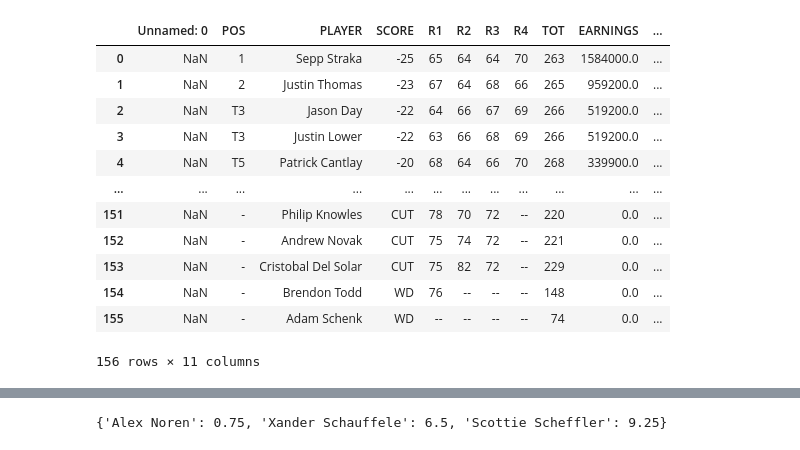
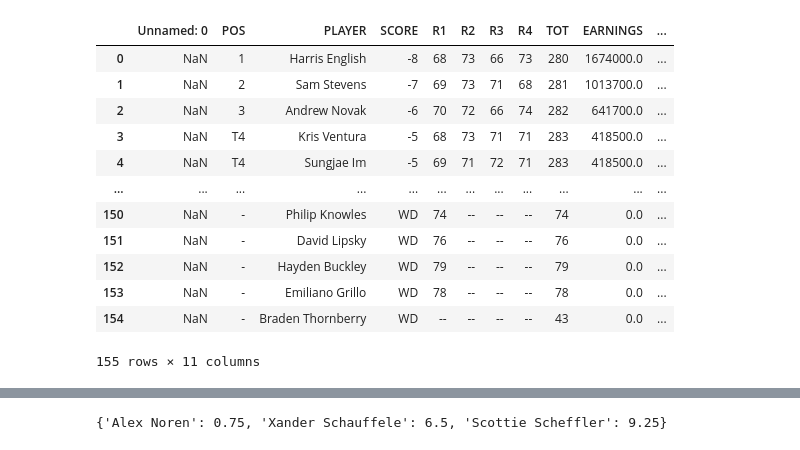
Before and after one commit to brianrexing/brianrexing.github.io, a Jupyter notebook: Calc Weekly Earnings.ipynb, the cells around one changed output, grey strips where cells are left out. Cells and saved outputs as stored; diff of their text form; code cells hidden in the pictures.

```diff
--- a/Calc Weekly Earnings.ipynb
+++ b/Calc Weekly Earnings.ipynb
@@ -9,42 +10,43 @@ import pandas as pd
 # %%
-Global_Team_Cnt = 72
 # read in pga earnings from ESPN.  Use df[1] when there is a playoff, else use df[0]
 # Set global variable on what tourney_nb we are working on
 
 # Global_Tourney_Nb = 1
 # df = pd.read_html('https://www.espn.com/golf/leaderboard?tournamentId=401703490')
 # pga_results = df[1]
-Global_Tourney_Nb = 2
-df = pd.read_html('https://www.espn.com/golf/leaderboard?tournamentId=401703491')
+
+# Global_Tourney_Nb = 2
+# df = pd.read_html('https://www.espn.com/golf/leaderboard?tournamentId=401703491')
+# pga_results = df[0]
+
+Global_Tourney_Nb = 3
+df = pd.read_html('https://www.espn.com/golf/leaderboard?tournamentId=401703492')
 pga_results = df[0]
-# Global_Tourney_Nb = 3
-# df = pd.read_html('https://www.espn.com/golf/leaderboard?tournamentId=401703492')
-# pga_results = df[0]
 
 pga_results['EARNINGS'] = pga_results['EARNINGS'].str.replace(r'[\$,]', '', regex=True)
 pga_results['EARNINGS'] = pd.to_numeric(pga_results['EARNINGS'], errors='coerce').fillna(0)
 #print(pga_results['EARNINGS'].dtype)
 
 # Rename golfers to so they merge correctly
 pga_results['PLAYER'] = np.where(pga_results['PLAYER']=='Ludvig Åberg','Ludvig Aberg', pga_results['PLAYER'])
 pga_results['PLAYER'] = np.where(pga_results['PLAYER']=='Séamus Power','Seamus Power', pga_results['PLAYER'])
 pga_results['PLAYER'] = np.where(pga_results['PLAYER']=='Nicolai Højgaard','Nicolai Hojgaard', pga_results['PLAYER'])
 pga_results['PLAYER'] = np.where(pga_results['PLAYER']=='Rasmus Højgaard','Rasmus Hojgaard', pga_results['PLAYER'])
 pga_results
 # %% [output]
 |  | Unnamed: 0 | POS | PLAYER | SCORE | R1 | R2 | R3 | R4 | TOT | EARNINGS | ... |
-| 0 | NaN | 1 | Sepp Straka | -25 | 65 | 64 | 64 | 70 | 263 | 1584000.0 | ... |
-| 1 | NaN | 2 | Justin Thomas | -23 | 67 | 64 | 68 | 66 | 265 | 959200.0 | ... |
-| 2 | NaN | T3 | Jason Day | -22 | 64 | 66 | 67 | 69 | 266 | 519200.0 | ... |
-| 3 | NaN | T3 | Justin Lower | -22 | 63 | 66 | 68 | 69 | 266 | 519200.0 | ... |
-| 4 | NaN | T5 | Patrick Cantlay | -20 | 68 | 64 | 66 | 70 | 268 | 339900.0 | ... |
+| 0 | NaN | 1 | Harris English | -8 | 68 | 73 | 66 | 73 | 280 | 1674000.0 | ... |
+| 1 | NaN | 2 | Sam Stevens | -7 | 69 | 73 | 71 | 68 | 281 | 1013700.0 | ... |
+| 2 | NaN | 3 | Andrew Novak | -6 | 70 | 72 | 66 | 74 | 282 | 641700.0 | ... |
+| 3 | NaN | T4 | Kris Ventura | -5 | 68 | 73 | 71 | 71 | 283 | 418500.0 | ... |
+| 4 | NaN | T4 | Sungjae Im | -5 | 69 | 71 | 72 | 71 | 283 | 418500.0 | ... |
 | ... | ... | ... | ... | ... | ... | ... | ... | ... | ... | ... | ... |
-| 151 | NaN | - | Philip Knowles | CUT | 78 | 70 | 72 | -- | 220 | 0.0 | ... |
-| 152 | NaN | - | Andrew Novak | CUT | 75 | 74 | 72 | -- | 221 | 0.0 | ... |
-| 153 | NaN | - | Cristobal Del Solar | CUT | 75 | 82 | 72 | -- | 229 | 0.0 | ... |
-| 154 | NaN | - | Brendon Todd | WD | 76 | -- | -- | -- | 148 | 0.0 | ... |
-| 155 | NaN | - | Adam Schenk | WD | -- | -- | -- | -- | 74 | 0.0 | ... |
+| 150 | NaN | - | Philip Knowles | WD | 74 | -- | -- | -- | 74 | 0.0 | ... |
+| 151 | NaN | - | David Lipsky | WD | 76 | -- | -- | -- | 76 | 0.0 | ... |
+| 152 | NaN | - | Hayden Buckley | WD | 79 | -- | -- | -- | 79 | 0.0 | ... |
+| 153 | NaN | - | Emiliano Grillo | WD | 78 | -- | -- | -- | 78 | 0.0 | ... |
+| 154 | NaN | - | Braden Thornberry | WD | -- | -- | -- | -- | 43 | 0.0 | ... |
-156 rows × 11 columns
+155 rows × 11 columns
 # %%
 # Read in rosters
 rosters = pd.read_csv('Rosters.csv')
```
Also changed, not shown: parts of 6 cells of this notebook, 1 other file.
